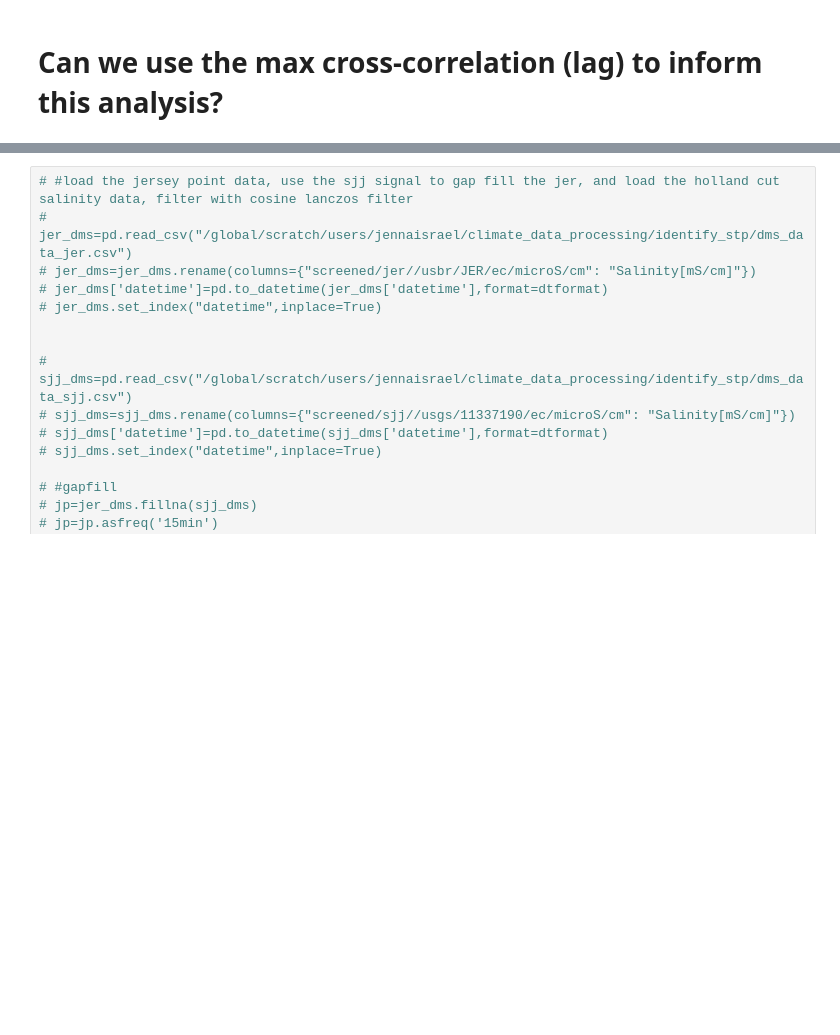
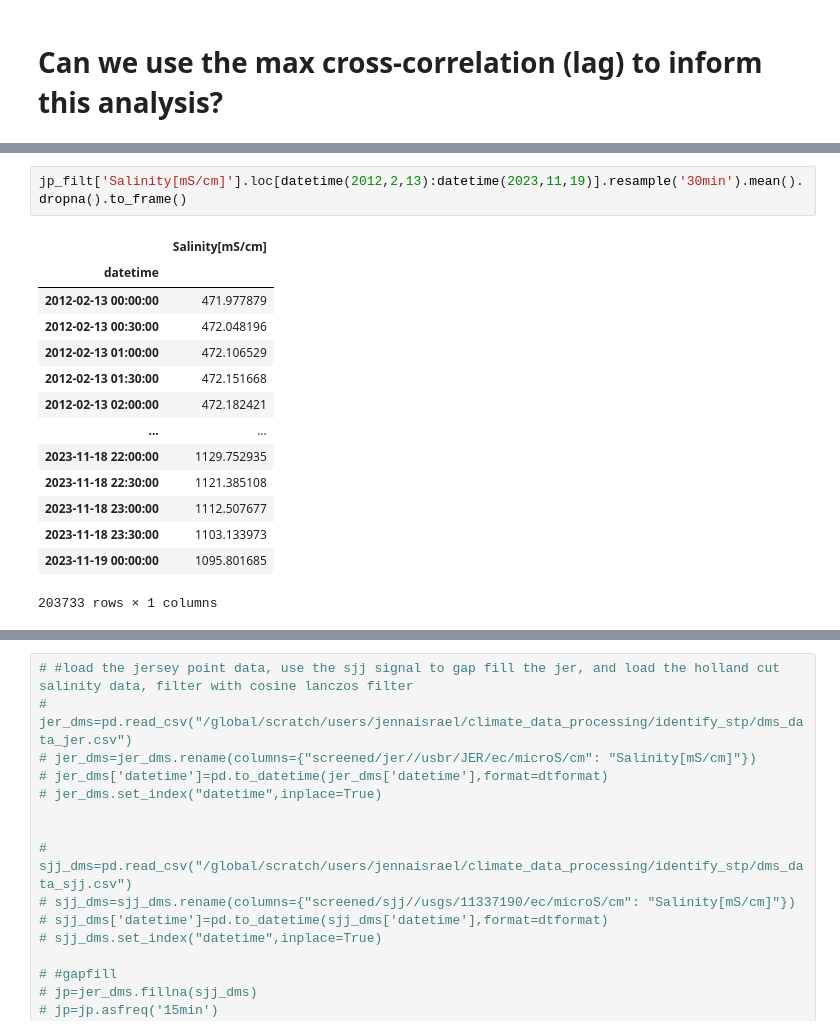
Before and after one commit to jennaisrael/Savio_scratch_back_up, a Jupyter notebook: climate_data_processing/identify_stp/test_peak_finding_do_not_downsample.ipynb, the cells around one changed output, grey strips where cells are left out. Saved outputs shown, nothing was run; the diff lists cells and outputs as text; blank space fills up the shorter version.

```diff
--- a/climate_data_processing/identify_stp/test_peak_finding_do_not_downsample.ipynb
+++ b/climate_data_processing/identify_stp/test_peak_finding_do_not_downsample.ipynb
@@ -316,0 +351,17 @@ print(str(len(peakshol210))+' peaks identified for Holland Cut')
+# %%
+jp_filt['Salinity[mS/cm]'].loc[datetime(2012,2,13):datetime(2023,11,19)].resample('30min').mean().dropna().to_frame()
+# %% [output]
+|  | Salinity[mS/cm] |
+| datetime |  |
+| 2012-02-13 00:00:00 | 471.977879 |
+| 2012-02-13 00:30:00 | 472.048196 |
+| 2012-02-13 01:00:00 | 472.106529 |
+| 2012-02-13 01:30:00 | 472.151668 |
+| 2012-02-13 02:00:00 | 472.182421 |
+| ... | ... |
+| 2023-11-18 22:00:00 | 1129.752935 |
+| 2023-11-18 22:30:00 | 1121.385108 |
+| 2023-11-18 23:00:00 | 1112.507677 |
+| 2023-11-18 23:30:00 | 1103.133973 |
+| 2023-11-19 00:00:00 | 1095.801685 |
+203733 rows × 1 columns
```
Also changed, not shown: parts of 86 cells of this notebook.
